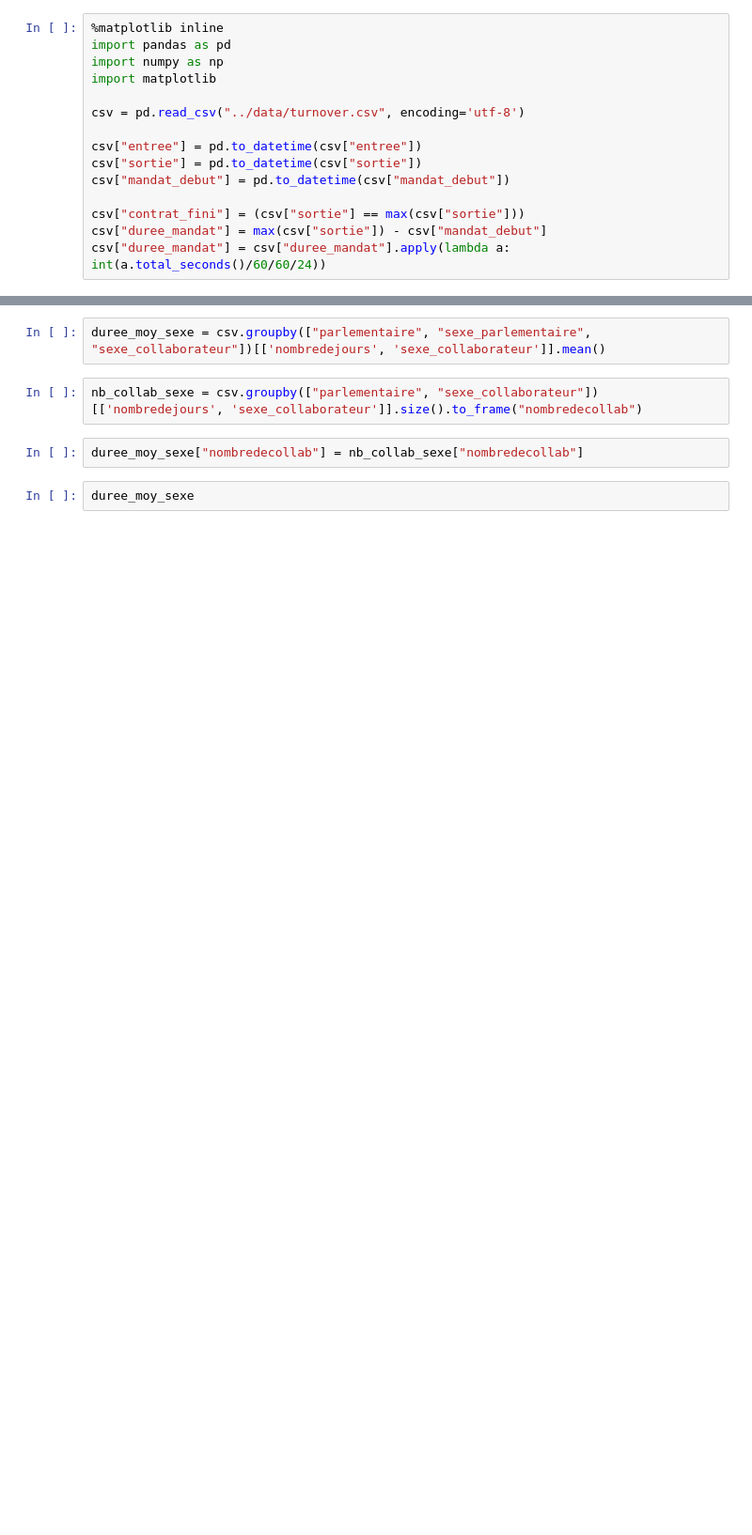
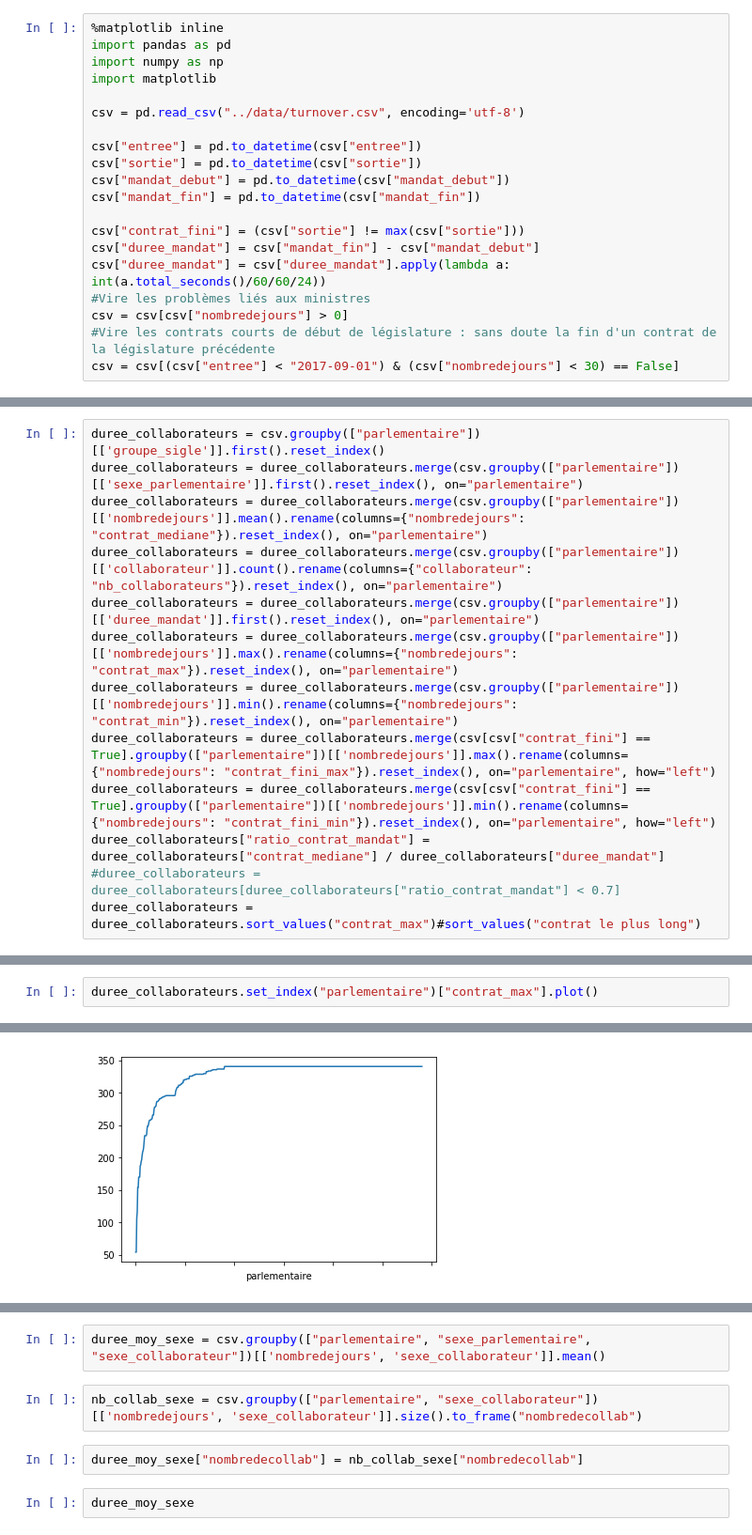
Before and after one commit to regardscitoyens/Collaborateurs-Parlement, a Jupyter notebook: exploitations/turnover.ipynb, the cells around one changed output, grey strips where cells are left out. Shown at 94% size. Saved outputs shown, nothing was run; the diff lists cells and outputs as text; blank space fills up the shorter version.

Commit message:
Début de documentation

```diff
--- a/exploitations/turnover.ipynb
+++ b/exploitations/turnover.ipynb
@@ -9,7 +9,12 @@ csv = pd.read_csv("../data/turnover.csv", encoding='utf-8')
 csv["entree"] = pd.to_datetime(csv["entree"])
 csv["sortie"] = pd.to_datetime(csv["sortie"])
 csv["mandat_debut"] = pd.to_datetime(csv["mandat_debut"])
+csv["mandat_fin"] = pd.to_datetime(csv["mandat_fin"])
 
-csv["contrat_fini"] = (csv["sortie"] == max(csv["sortie"]))
-csv["duree_mandat"] = max(csv["sortie"]) - csv["mandat_debut"]
+csv["contrat_fini"] = (csv["sortie"] != max(csv["sortie"]))
+csv["duree_mandat"] = csv["mandat_fin"] - csv["mandat_debut"]
 csv["duree_mandat"] = csv["duree_mandat"].apply(lambda a: int(a.total_seconds()/60/60/24))
+#Vire les problèmes liés aux ministres
+csv = csv[csv["nombredejours"] > 0]
+#Vire les contrats courts de début de législature : sans doute la fin d'un contrat de la législature précédente
+csv = csv[(csv["entree"] < "2017-09-01") & (csv["nombredejours"] < 30) == False]
@@ -38,0 +51,13 @@ nb_collaborateurs = csv.groupby(["parlementaire"])[['collaborateur']].count().re
+# %%
+duree_collaborateurs = csv.groupby(["parlementaire"])[['groupe_sigle']].first().reset_index()
+duree_collaborateurs = duree_collaborateurs.merge(csv.groupby(["parlementaire"])[['sexe_parlementaire']].first().reset_index(), on="parlementaire")
+duree_collaborateurs = duree_collaborateurs.merge(csv.groupby(["parlementaire"])[['nombredejours']].mean().rename(columns={"nombredejours": "contrat_mediane"}).reset_index(), on="parlementaire")
+duree_collaborateurs = duree_collaborateurs.merge(csv.groupby(["parlementaire"])[['collaborateur']].count().rename(columns={"collaborateur": "nb_collaborateurs"}).reset_index(), on="parlementaire")
+duree_collaborateurs = duree_collaborateurs.merge(csv.groupby(["parlementaire"])[['duree_mandat']].first().reset_index(), on="parlementaire")
+duree_collaborateurs = duree_collaborateurs.merge(csv.groupby(["parlementaire"])[['nombredejours']].max().rename(columns={"nombredejours": "contrat_max"}).reset_index(), on="parlementaire")
+duree_collaborateurs = duree_collaborateurs.merge(csv.groupby(["parlementaire"])[['nombredejours']].min().rename(columns={"nombredejours": "contrat_min"}).reset_index(), on="parlementaire")
+duree_collaborateurs = duree_collaborateurs.merge(csv[csv["contrat_fini"] == True].groupby(["parlementaire"])[['nombredejours']].max().rename(columns={"nombredejours": "contrat_fini_max"}).reset_index(), on="parlementaire", how="left")
+duree_collaborateurs = duree_collaborateurs.merge(csv[csv["contrat_fini"] == True].groupby(["parlementaire"])[['nombredejours']].min().rename(columns={"nombredejours": "contrat_fini_min"}).reset_index(), on="parlementaire", how="left")
+duree_collaborateurs["ratio_contrat_mandat"] = duree_collaborateurs["contrat_mediane"] / duree_collaborateurs["duree_mandat"]
+#duree_collaborateurs = duree_collaborateurs[duree_collaborateurs["ratio_contrat_mandat"] < 0.7]
+duree_collaborateurs = duree_collaborateurs.sort_values("contrat_max")#sort_values("contrat le plus long")
@@ -38,0 +92,3 @@ nb_collaborateurs = csv.groupby(["parlementaire"])[['collaborateur']].count().re
+# %%
+duree_collaborateurs.set_index("parlementaire")["contrat_max"].plot()
+# %% [output]
@@ -38,0 +96 @@ nb_collaborateurs = csv.groupby(["parlementaire"])[['collaborateur']].count().re
+[figure, added]
```
Also changed, not shown: parts of 15 cells of this notebook, 2 other files.
